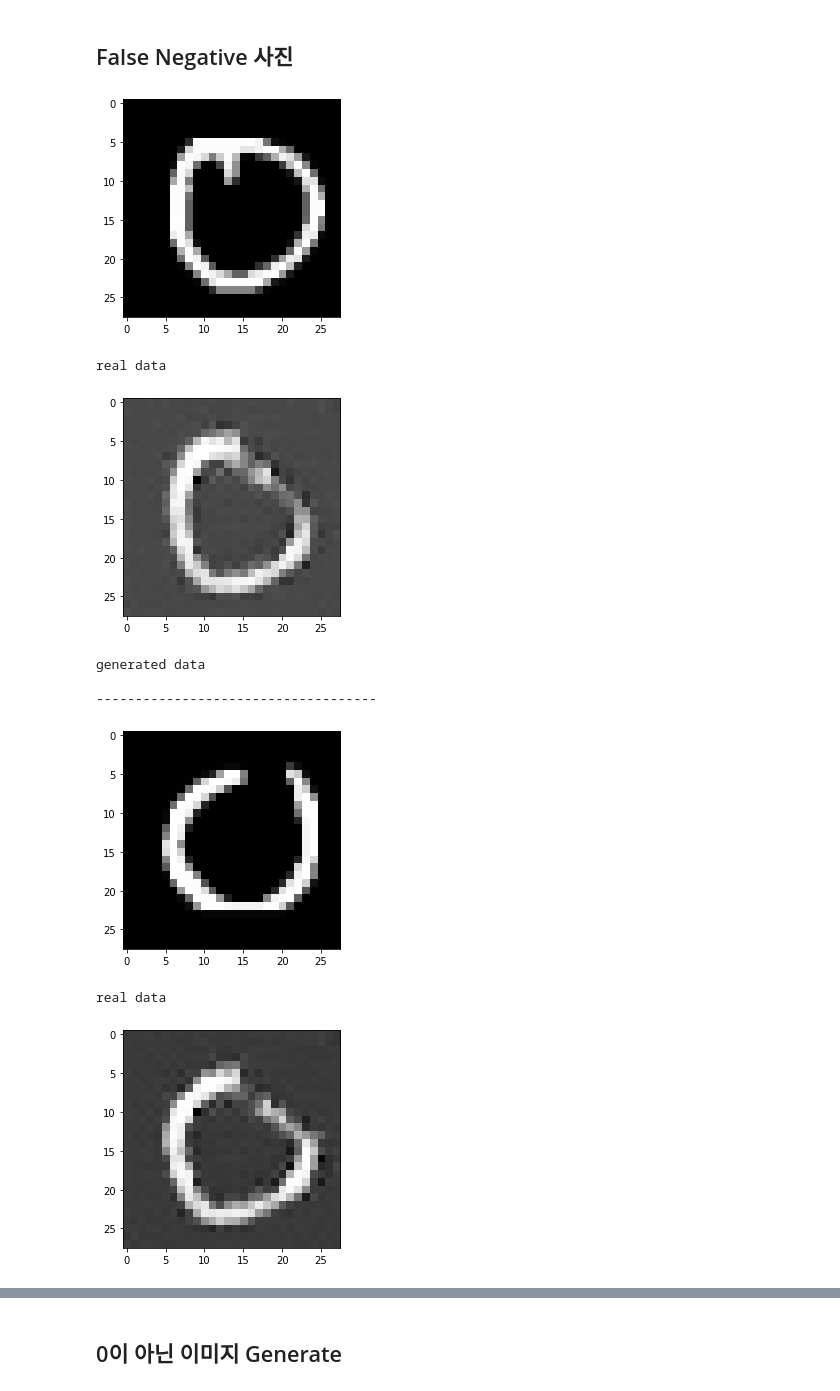
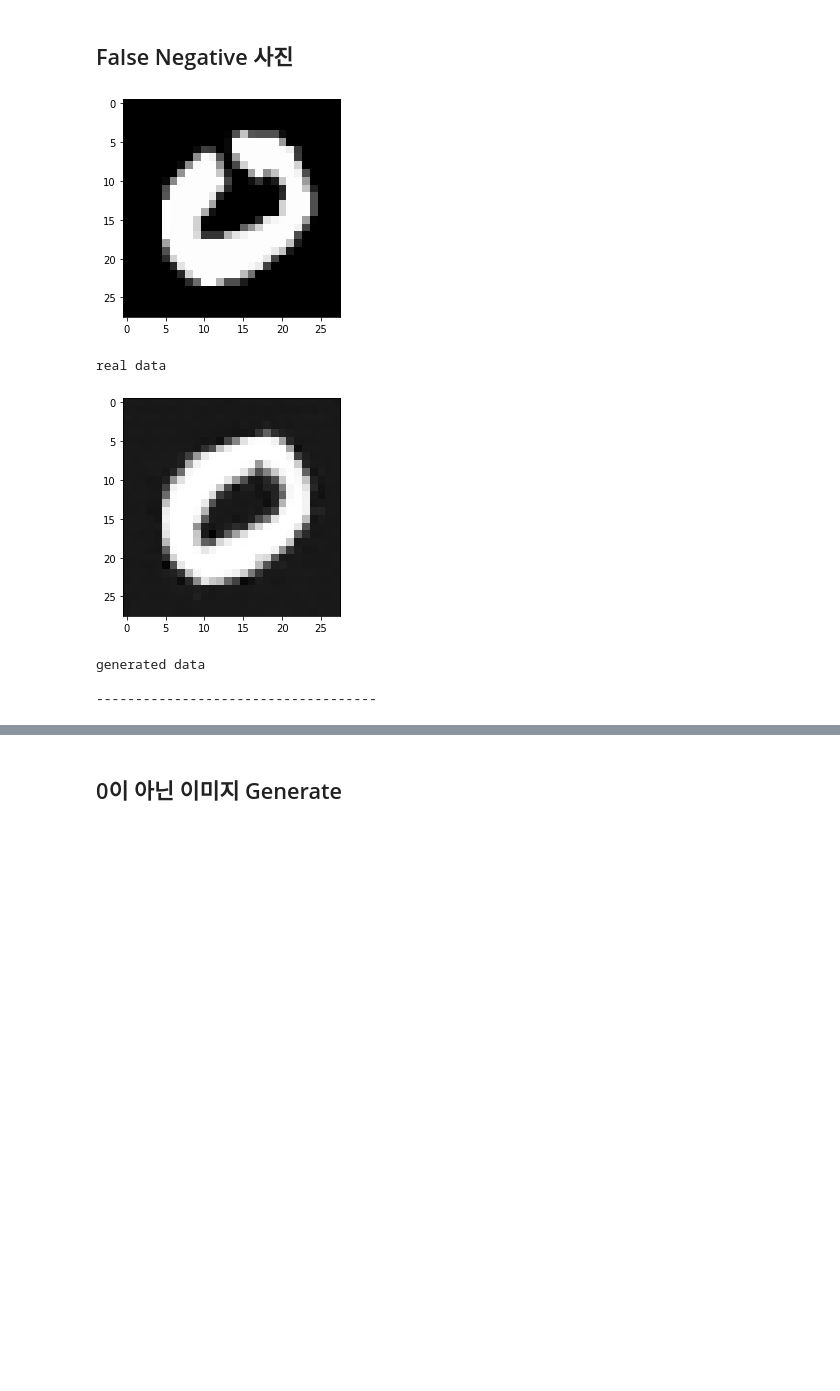
Before and after one commit to rlqja1107/Anomaly_Detection-PBL, a Jupyter notebook: anogan/anogan.ipynb, the cells around one changed output, grey strips where cells are left out. Drawn from its saved outputs; the diff is of its cells as text; code cells hidden in the pictures; blank space fills up the shorter version.

```diff
--- a/anogan/anogan.ipynb
+++ b/anogan/anogan.ipynb
@@ -457,7 +436,7 @@ plt.show()
 # %% [markdown]
 ## False Positive의 사진 확인
 # %%
-indx = df[(df['y']==1)&(df['ano_score']<threshold)].iloc[0:2,:]
+indx = df[(df['y']==1)&(df['ano_score']<threshold)].iloc[0:1,:]
 for idx in indx.index:
     target = test_data[idx,0,:,:]
     plt.imshow(target.cpu().numpy(),cmap="gray")
@@ -492,25 +458,22 @@ generated data
 # %% [markdown]
 ## False Negative 사진
 # %%
-indx = df[(df['y']==0)&(df['ano_score']>threshold)].iloc[0:2,:]
+indx = df[(df['y']==0)&(df['ano_score']>threshold)].iloc[0:1,:]
 for idx in indx.index:
     target = test_data[idx,0,:,:]
     plt.imshow(target.cpu().numpy(),cmap="gray")
     plt.show()
     print("real data")
 
     img=gen_fake.cpu().data[idx,0,:,:]
     plt.imshow(img,cmap='gray')
     plt.show()
     print("generated data")
     print("\n------------------------------------\n")
 # %% [output]
-[figure, old version]
+[figure, new version]
 real data
-[figure, old version]
+[figure, new version]
 generated data
 
 ------------------------------------
-[figure, removed]
-real data
-[figure, removed]
```
Also changed, not shown: parts of 13 cells of this notebook.
